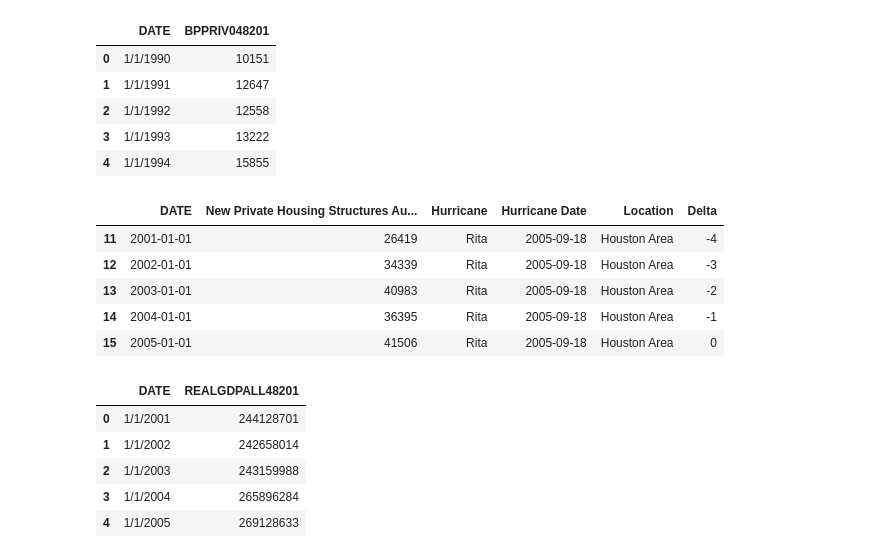
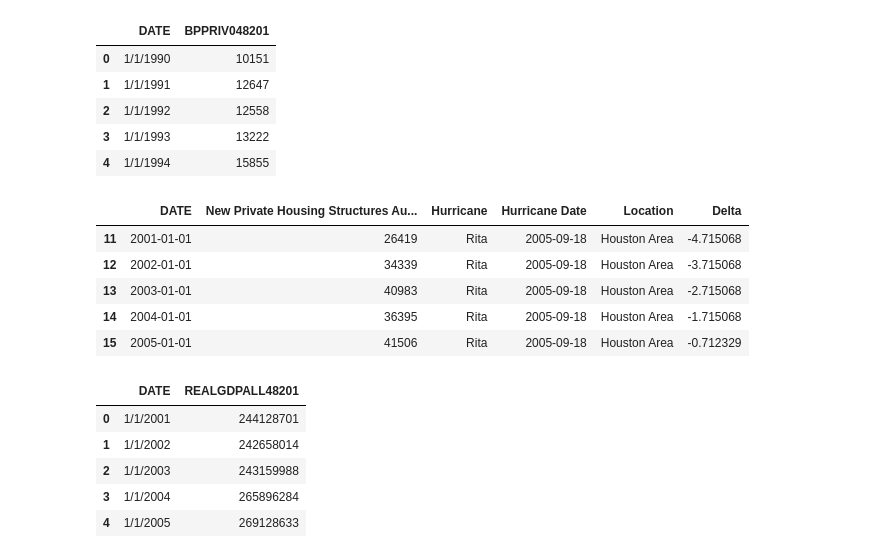
Before and after one commit to mchrzanowski27/Project1, a Jupyter notebook: Project 1 Data Rita.ipynb, the cells around one changed output. Drawn from its saved outputs; the diff is of its cells as text; code cells hidden in the pictures.

```diff
--- a/Project 1 Data Rita.ipynb
+++ b/Project 1 Data Rita.ipynb
@@ -66,33 +66,33 @@ rita_HousingAuthorized_df.head()
 # %%
 # remove rows prior to 1990
 
 rita_HousingAuthorized_df['DATE'] = pd.to_datetime(rita_HousingAuthorized_df['DATE'])
 
 rita_HousingAuthorized_df = rita_HousingAuthorized_df[rita_HousingAuthorized_df["DATE"] >= '2001-01-01']
 
 #Add hurricane, year, location
 
 rita_HousingAuthorized_df[['Hurricane','Hurricane Date','Location']] = pd.DataFrame([['Rita','2005-09-18','Houston Area']], index = rita_HousingAuthorized_df.index)
 
 rita_HousingAuthorized_df['Hurricane Date'] = pd.to_datetime(rita_HousingAuthorized_df['Hurricane Date'])
 
 
 #We will need to show data from multiple years, so delta from hurricane best option
 rita_HousingAuthorized_df['Delta'] = ((rita_HousingAuthorized_df['DATE'] - rita_HousingAuthorized_df['Hurricane Date']).dt.days/365)
 
-rita_HousingAuthorized_df['Delta'] = rita_HousingAuthorized_df['Delta'].astype(int)
+rita_HousingAuthorized_df['Delta'] = rita_HousingAuthorized_df['Delta'].astype(float)
 
 #Rename column
 rita_HousingAuthorized_df = rita_HousingAuthorized_df.rename(columns={'BPPRIV048201': 'New Private Housing Structures Authorized'})
 
 rita_HousingAuthorized_df.head()
 # %% [output]
 |  | DATE | New Private Housing Structures Au... | Hurricane | Hurricane Date | Location | Delta |
-| 11 | 2001-01-01 | 26419 | Rita | 2005-09-18 | Houston Area | -4 |
-| 12 | 2002-01-01 | 34339 | Rita | 2005-09-18 | Houston Area | -3 |
-| 13 | 2003-01-01 | 40983 | Rita | 2005-09-18 | Houston Area | -2 |
-| 14 | 2004-01-01 | 36395 | Rita | 2005-09-18 | Houston Area | -1 |
-| 15 | 2005-01-01 | 41506 | Rita | 2005-09-18 | Houston Area | 0 |
+| 11 | 2001-01-01 | 26419 | Rita | 2005-09-18 | Houston Area | -4.715068 |
+| 12 | 2002-01-01 | 34339 | Rita | 2005-09-18 | Houston Area | -3.715068 |
+| 13 | 2003-01-01 | 40983 | Rita | 2005-09-18 | Houston Area | -2.715068 |
+| 14 | 2004-01-01 | 36395 | Rita | 2005-09-18 | Houston Area | -1.715068 |
+| 15 | 2005-01-01 | 41506 | Rita | 2005-09-18 | Houston Area | -0.712329 |
 # %%
 #import Econ data from Houston
 
```
Also changed, not shown: parts of 5 cells of this notebook, 6 other files.
